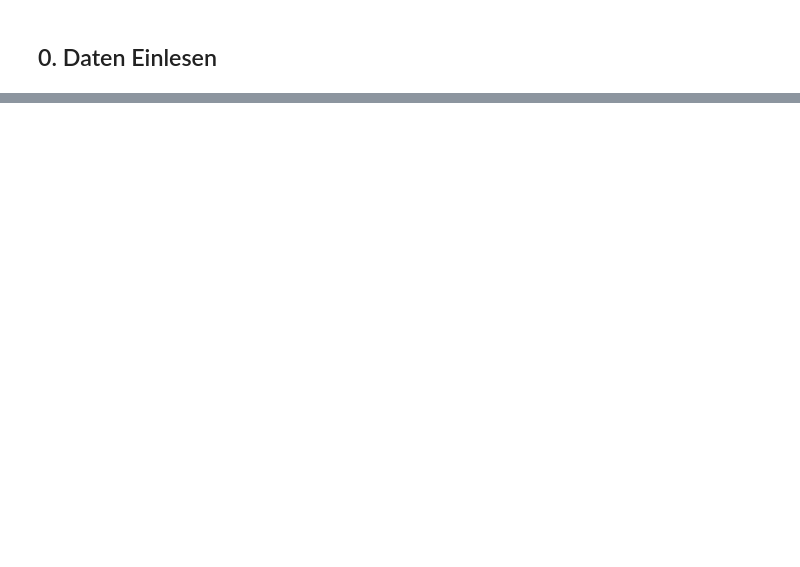
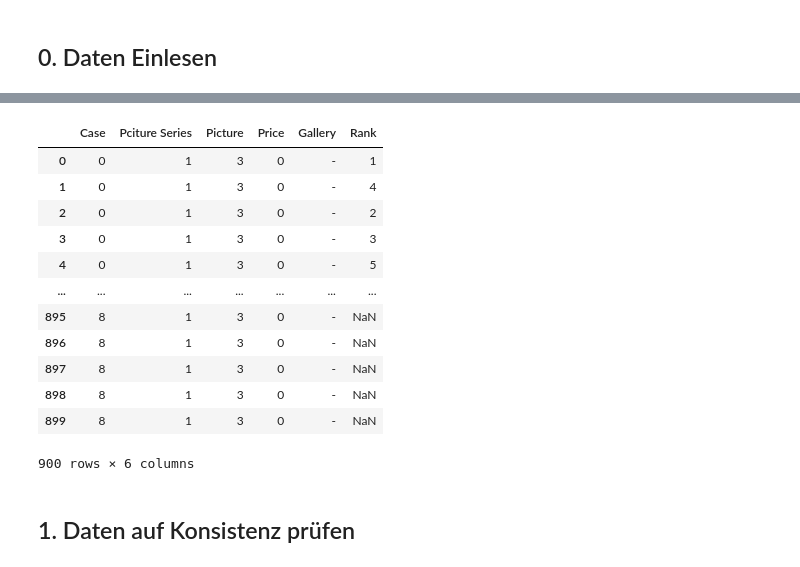
Before and after one commit to 9-cordes/order_experiment, a Jupyter notebook: rearrange_data.ipynb, the cells around one changed output, grey strips where cells are left out. Saved outputs shown, nothing was run; the diff lists cells and outputs as text; code cells hidden in the pictures; blank space fills up the shorter version.

```diff
--- a/rearrange_data.ipynb
+++ b/rearrange_data.ipynb
@@ -30,0 +56,55 @@ df
+# %%
+#function to transform df
+def transform(odf):
+    #get data head
+    head = list(odf.columns.values)
+
+    #create new d
+    df = pd.DataFrame(columns=['Case','Pciture Series','Picture','Price','Gallery','Rank'])
+
+    #iterate through every row
+    for i in range(len(odf)):
+
+        #iterate through every column
+        for j in range(len(head)):
+
+            column_head = head[j]
+
+            #create new row
+            cas = i
+            pcs = int(coulmn_head[2] + coulmn_head[3])
+            pct = int(coulmn_head[6])
+            prc = get_price(column_head)
+            gll = get_gallery(column_head)
+            rnk = odf.iloc[i, j]
+
+            df2 = pd.DataFrame({'Case': [cas],
+                    'Pciture Series' : [pcs],
+                    'Picture' : [pct],
+                    'Price' : [prc],
+                    'Gallery' : [gll],
+                    'Rank' : [rnk]})
+
+            df = pd.concat([df, df2], ignore_index = True, axis = 0)
+
+    return df
+# %%
+#create new df
+df = transform(odf)
+df
+# %% [output]
+|  | Case | Pciture Series | Picture | Price | Gallery | Rank |
+| 0 | 0 | 1 | 3 | 0 | - | 1 |
+| 1 | 0 | 1 | 3 | 0 | - | 4 |
+| 2 | 0 | 1 | 3 | 0 | - | 2 |
+| 3 | 0 | 1 | 3 | 0 | - | 3 |
+| 4 | 0 | 1 | 3 | 0 | - | 5 |
+| ... | ... | ... | ... | ... | ... | ... |
+| 895 | 8 | 1 | 3 | 0 | - | NaN |
+| 896 | 8 | 1 | 3 | 0 | - | NaN |
+| 897 | 8 | 1 | 3 | 0 | - | NaN |
+| 898 | 8 | 1 | 3 | 0 | - | NaN |
+| 899 | 8 | 1 | 3 | 0 | - | NaN |
+900 rows × 6 columns
+# %% [markdown]
+## 1. Daten auf Konsistenz prüfen
```
Also changed, not shown: parts of 8 cells of this notebook, 2 other files.
